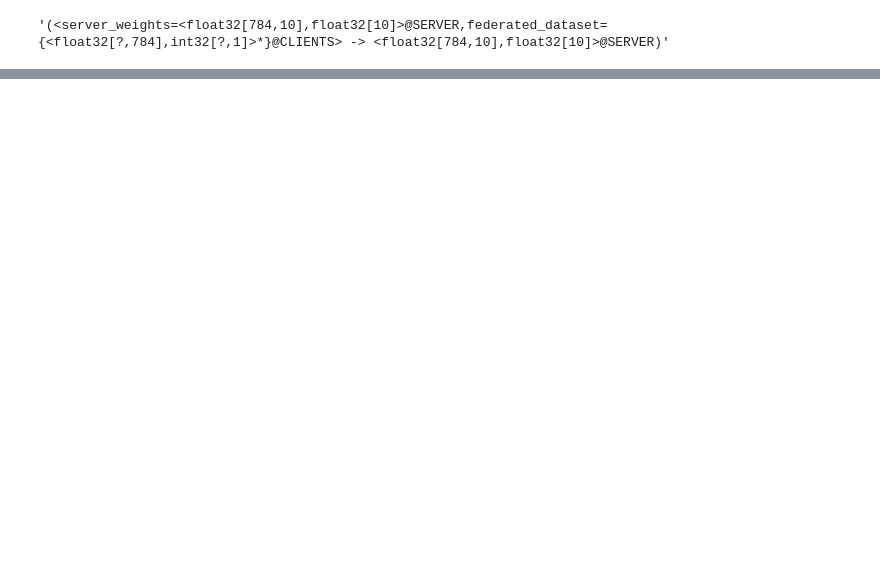
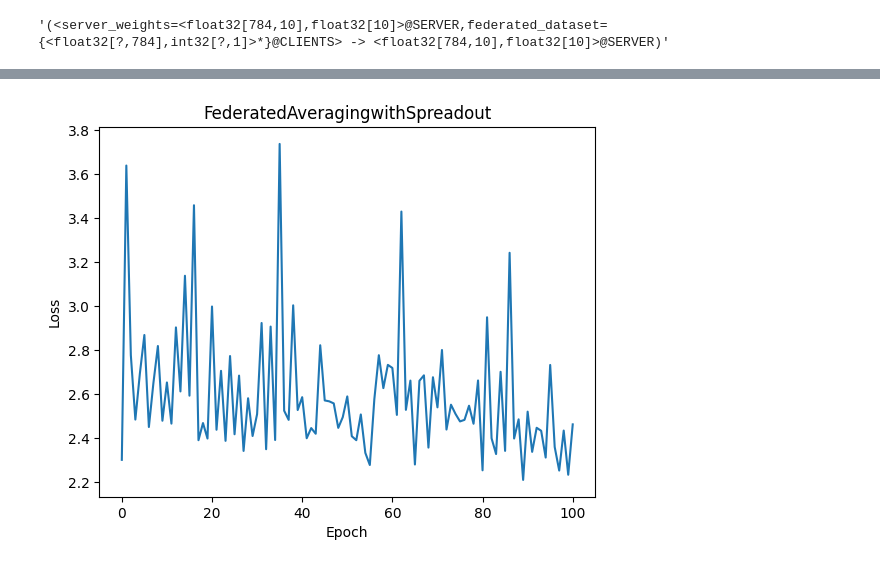
Before and after one commit to ktjkim/6998, a Jupyter notebook: FederatedAveragingwithSpreadout.ipynb, the cells around one changed output, grey strips where cells are left out. Drawn from its saved outputs; the diff is of its cells as text; code cells hidden in the pictures; blank space fills up the shorter version.

Commit message:
Spreadout

```diff
--- a/FederatedAveragingwithSpreadout.ipynb
+++ b/FederatedAveragingwithSpreadout.ipynb
@@ -220,4 +239,9 @@ def evaluate(server_state):
+# %%
+losses = []
+accuracies = []
 # %%
 server_state = federated_algorithm.initialize()
-evaluate(server_state)
+loss, acc = evaluate(server_state)
+losses.append(loss)
+accuracies.append(acc)
 # %% [output]
@@ -225,3 +251,13 @@ evaluate(server_state)
+# %%
+def create_data_for_round():
+    N = np.random.randint(10, 20)
+    chosen_client_ids = np.random.randint(0, NUM_CLIENTS, N)
+    chosen = [cd.client_ids[i] for i in chosen_client_ids]
+    return make_federated_data(cd, chosen)
 # %%
-for round in range(1):
+for round in range(100):
+  federated_train_data = create_data_for_round()
   server_state = federated_algorithm.next(server_state, federated_train_data)
+  loss, acc = evaluate(server_state)
+  losses.append(loss)
+  accuracies.append(acc)
@@ -231,0 +282,10 @@ evaluate(server_state)
+# %%
+import matplotlib.pyplot as plt
+
+plt.plot(losses)
+plt.title("FederatedAveragingwithSpreadout")
+plt.xlabel("Epoch")
+plt.ylabel("Loss")
+plt.show()
+# %% [output]
+[figure, added]
```
Also changed, not shown: parts of 27 cells of this notebook.
